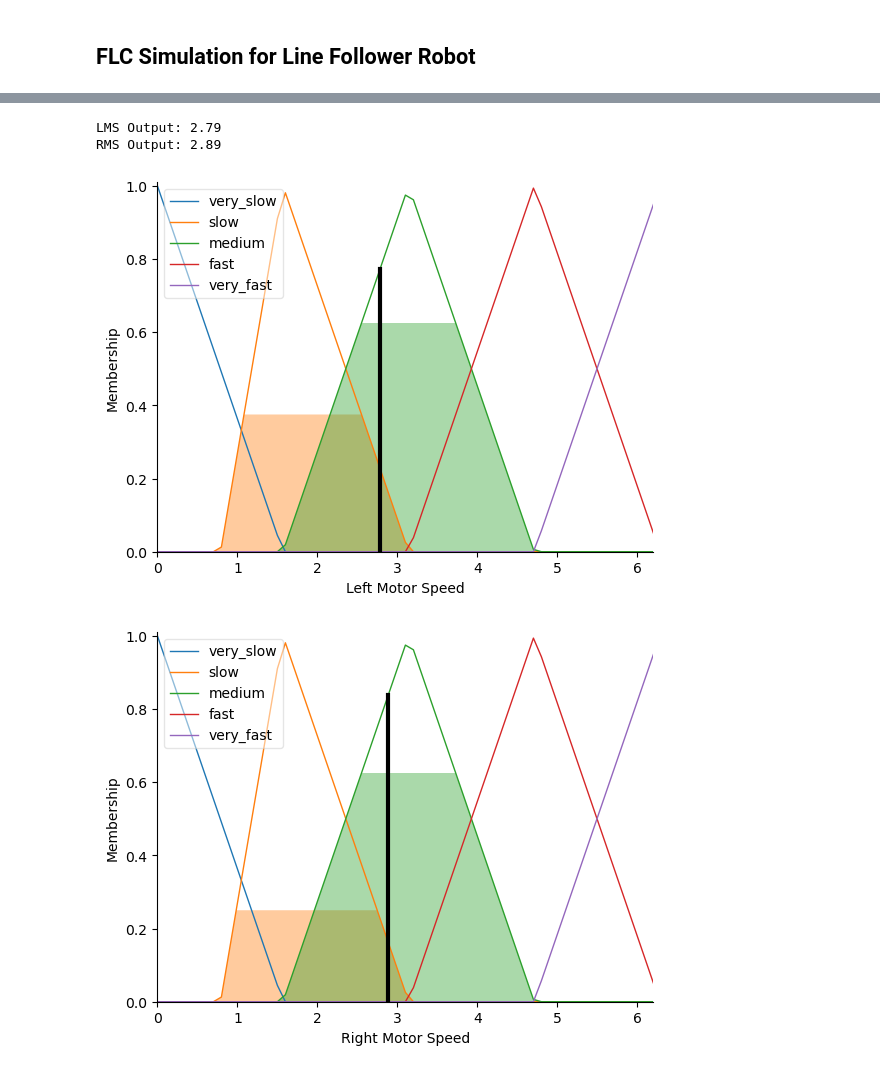
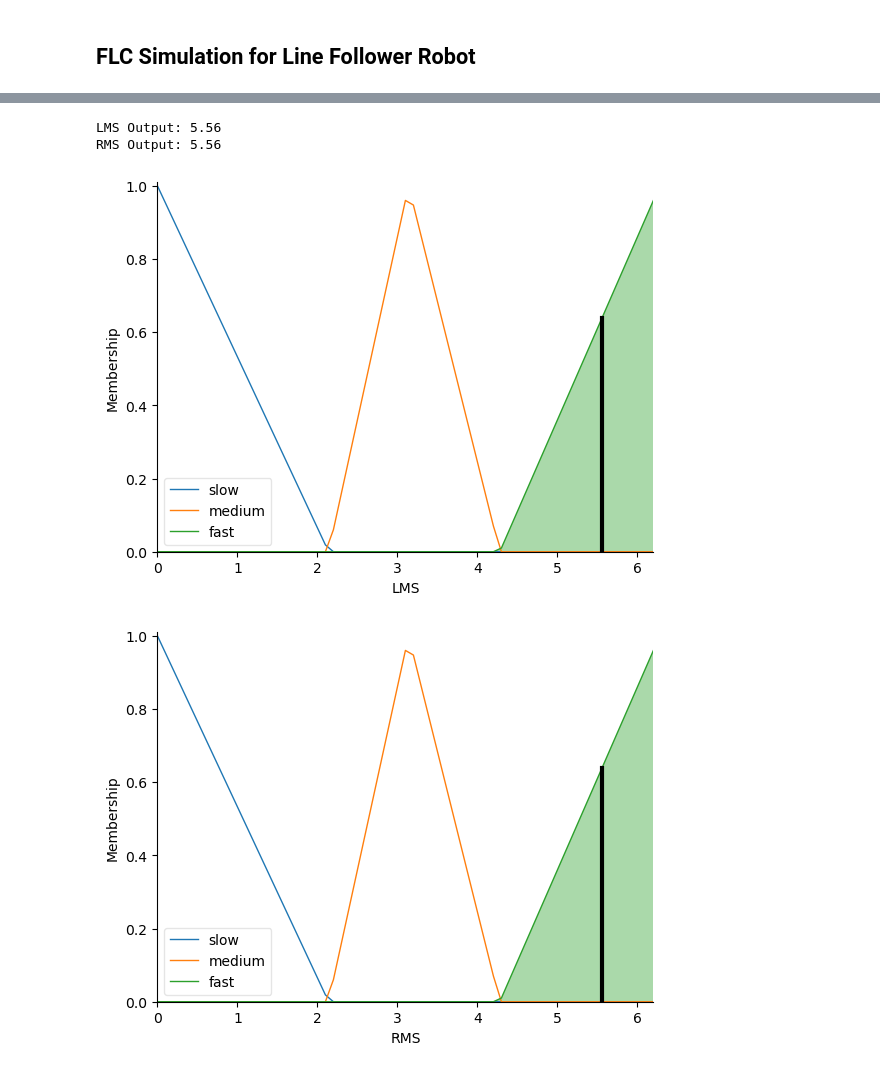
Before and after one commit to frostdev03/LineFollowerCV, a Jupyter notebook: fuzzy_simulation.ipynb, the cells around one changed output, grey strips where cells are left out. Drawn from its saved outputs; the diff is of its cells as text; code cells hidden in the pictures.

Commit message:
update controller

```diff
--- a/fuzzy_simulation.ipynb
+++ b/fuzzy_simulation.ipynb
@@ -53,66 +45,47 @@ right_motor_speed.view()
 # %%
-# Define fuzzy rules
 rules = [
-    ctl.Rule(error['highly_negative'] & delta_error['highly_negative'], (left_motor_speed['very_fast'], right_motor_speed['very_slow'])),
-    ctl.Rule(error['highly_negative'] & delta_error['negative'], (left_motor_speed['fast'], right_motor_speed['slow'])),
-    ctl.Rule(error['highly_negative'] & delta_error['mid'], (left_motor_speed['medium'], right_motor_speed['slow'])),
-    ctl.Rule(error['highly_negative'] & delta_error['positive'], (left_motor_speed['medium'], right_motor_speed['medium'])),
-    ctl.Rule(error['highly_negative'] & delta_error['highly_positive'], (left_motor_speed['slow'], right_motor_speed['fast'])),
+    ctl.Rule(error['negative'] & delta_error['negative'], (rms['fast'], lms['slow'])),
+    ctl.Rule(error['negative'] & delta_error['zero'], (rms['medium'], lms['slow'])),
+    ctl.Rule(error['negative'] & delta_error['positive'], (rms['slow'], lms['slow'])),
 
-    ctl.Rule(error['negative'] & delta_error['highly_negative'], (left_motor_speed['fast'], right_motor_speed['very_slow'])),
-    ctl.Rule(error['negative'] & delta_error['negative'], (left_motor_speed['medium'], right_motor_speed['slow'])),
-    ctl.Rule(error['negative'] & delta_error['mid'], (left_motor_speed['medium'], right_motor_speed['medium'])),
-    ctl.Rule(error['negative'] & delta_error['positive'], (left_motor_speed['slow'], right_motor_speed['medium'])),
-    ctl.Rule(error['negative'] & delta_error['highly_positive'], (left_motor_speed['slow'], right_motor_speed['fast'])),
+    ctl.Rule(error['zero'] & delta_error['negative'], (rms['fast'], lms['medium'])),
+    ctl.Rule(error['zero'] & delta_error['zero'], (rms['fast'], lms['fast'])),
+    ctl.Rule(error['zero'] & delta_error['positive'], (rms['slow'], lms['medium'])),
 
-    ctl.Rule(error['mid'] & delta_error['highly_negative'], (left_motor_speed['medium'], right_motor_speed['fast'])),
-    ctl.Rule(error['mid'] & delta_error['negative'], (left_motor_speed['medium'], right_motor_speed['medium'])),
-    ctl.Rule(error['mid'] & delta_error['mid'], (left_motor_speed['medium'], right_motor_speed['medium'])),
-    ctl.Rule(error['mid'] & delta_error['positive'], (left_motor_speed['medium'], right_motor_speed['medium'])),
-    ctl.Rule(error['mid'] & delta_error['highly_positive'], (left_motor_speed['medium'], right_motor_speed['fast'])),
+    ctl.Rule(error['positive'] & delta_error['negative'], (rms['fast'], lms['fast'])),
+    ctl.Rule(error['positive'] & delta_error['zero'], (rms['medium'], lms['fast'])),
+    ctl.Rule(error['positive'] & delta_error['positive'], (rms['slow'], lms['fast']))]
 
-    ctl.Rule(error['positive'] & delta_error['highly_negative'], (left_motor_speed['slow'], right_motor_speed['medium'])),
-    ctl.Rule(error['positive'] & delta_error['negative'], (left_motor_speed['slow'], right_motor_speed['medium'])),
-    ctl.Rule(error['positive'] & delta_error['mid'], (left_motor_speed['medium'], right_motor_speed['medium'])),
-    ctl.Rule(error['positive'] & delta_error['positive'], (left_motor_speed['slow'], right_motor_speed['fast'])),
-    ctl.Rule(error['positive'] & delta_error['highly_positive'], (left_motor_speed['very_slow'], right_motor_speed['very_fast'])),
-
-    ctl.Rule(error['highly_positive'] & delta_error['highly_negative'], (left_motor_speed['slow'], right_motor_speed['fast'])),
-    ctl.Rule(error['highly_positive'] & delta_error['negative'], (left_motor_speed['slow'], right_motor_speed['medium'])),
-    ctl.Rule(error['highly_positive'] & delta_error['mid'], (left_motor_speed['medium'], right_motor_speed['medium'])),
-    ctl.Rule(error['highly_positive'] & delta_error['positive'], (left_motor_speed['slow'], right_motor_speed['fast'])),
-    ctl.Rule(error['highly_positive'] & delta_error['highly_positive'], (left_motor_speed['very_slow'], right_motor_speed['very_fast']))
-]
 # Control system
-left_motor_speed_ctl = ctl.ControlSystem(rules)
-right_motor_speed_ctl = ctl.ControlSystem(rules)
+rms_ctrl = ctl.ControlSystem(rules)
+lms_ctrl = ctl.ControlSystem(rules)
 
 # Simulation
-left_speed_sim = ctl.ControlSystemSimulation(left_motor_speed_ctl)
-right_speed_sim = ctl.ControlSystemSimulation(right_motor_speed_ctl)
+rms_sim = ctl.ControlSystemSimulation(rms_ctrl)
+lms_sim = ctl.ControlSystemSimulation(lms_ctrl)
 
 # Input values
-input_error = -100
-input_delta_error = 30
+input_error = 0
+input_delta_error = 0
 
-left_speed_sim.input['Error'] = input_error
-left_speed_sim.input['Delta Error'] = input_delta_error
+lms_sim.input['Error'] = input_error
+lms_sim.input['Delta Error'] = input_delta_error
 
-right_speed_sim.input['Error'] = input_error
-right_speed_sim.input['Delta Error'] = input_delta_error
+rms_sim.input['Error'] = input_error
+rms_sim.input['Delta Error'] = input_delta_error
 
 # Compute the outputs
-left_speed_sim.compute()
-right_speed_sim.compute()
+lms_sim.compute()
+rms_sim.compute()
 
-print(f"LMS Output: {left_speed_sim.output['Left Motor Speed']:.2f}")
-print(f"RMS Output: {right_speed_sim.output['Right Motor Speed']:.2f}")
+print(f"LMS Output: {lms_sim.output['LMS']:.2f}")
+print(f"RMS Output: {lms_sim.output['RMS']:.2f}")
 
 # Visualize the output membership functions
-left_motor_speed.view(sim=left_speed_sim)
-right_motor_speed.view(sim=right_speed_sim)
+lms.view(sim=lms_sim)
+rms.view(sim=rms_sim)
 # %% [output]
-LMS Output: 2.79
-RMS Output: 2.89
+LMS Output: 5.56
+RMS Output: 5.56
-[figure, old version]
+[figure, new version]
-[figure, old version]
+[figure, new version]
```
Also changed, not shown: parts of 1 cell of this notebook, 6 other files.
